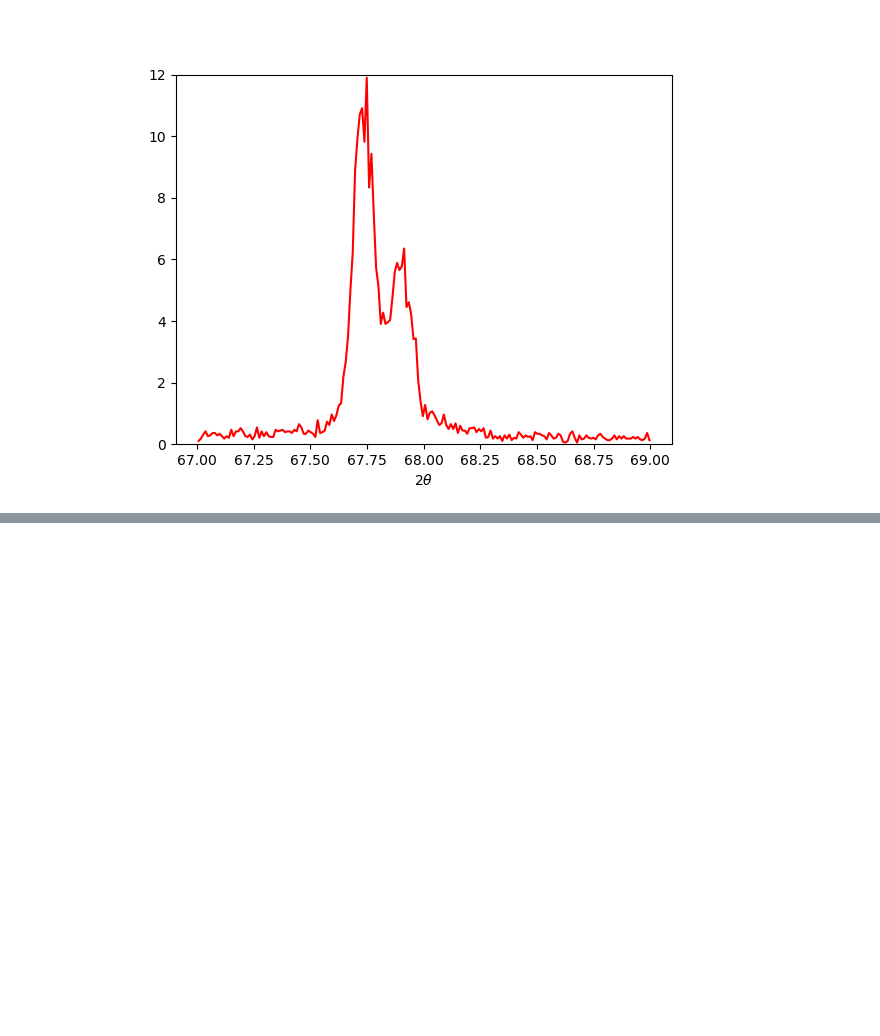
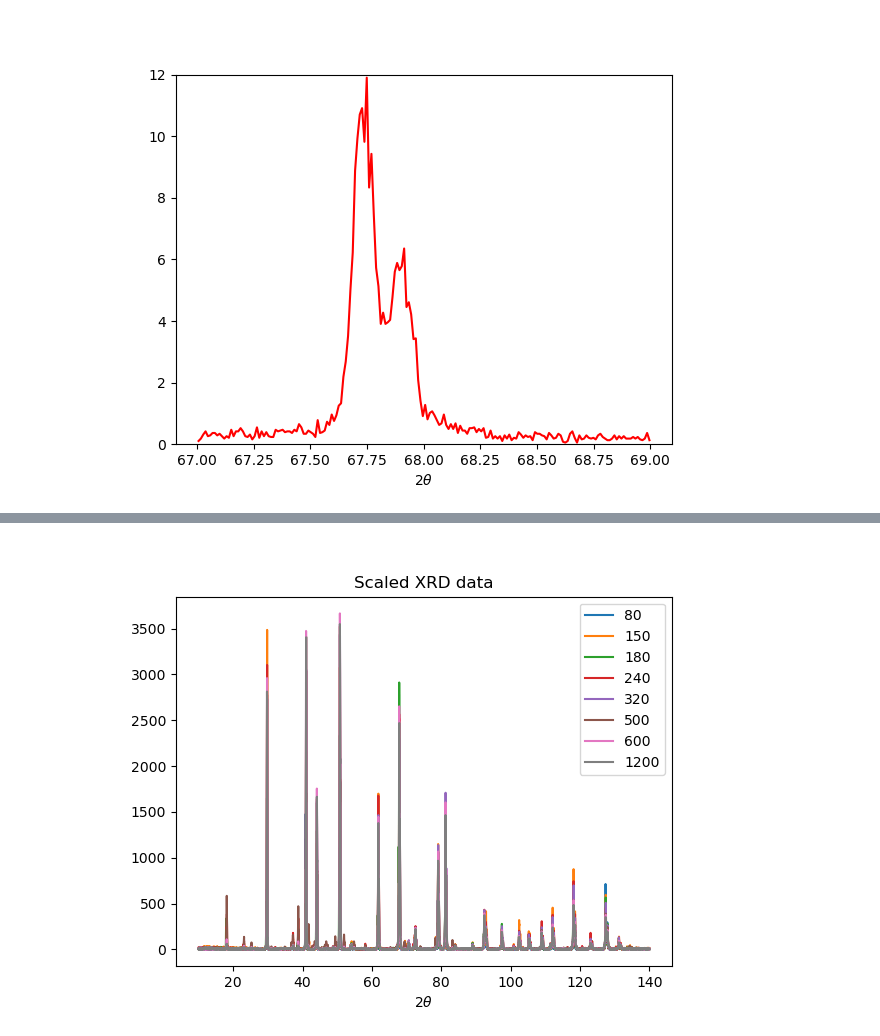
Before and after one commit to ethansprague22/Al2O3_XRD, a Jupyter notebook: analysis.ipynb, the cells around one changed output, grey strips where cells are left out. Drawn from its saved outputs; the diff is of its cells as text; code cells hidden in the pictures; blank space fills up the shorter version.

```diff
--- a/analysis.ipynb
+++ b/analysis.ipynb
@@ -100,0 +292,18 @@ plt.show()
+# %%
+''' Plotting scaled data'''
+
+fig,ax = plt.subplots()
+ax.plot(mesh_80.ang, mesh_80.I_scaled, label='80')
+ax.plot(mesh_150.ang, mesh_150.I_scaled, label='150')
+ax.plot(mesh_180.ang, mesh_180.I_scaled, label='180')
+ax.plot(mesh_240.ang, mesh_240.I_scaled, label='240')
+ax.plot(mesh_320.ang, mesh_320.I_scaled, label='320')
+ax.plot(mesh_500.ang, mesh_500.I_scaled, label='500')
+ax.plot(mesh_600.ang, mesh_600.I_scaled, label='600')
+ax.plot(mesh_1200.ang, mesh_1200.I_scaled, label='1200')
+ax.set_xlabel(r"$2\theta$")
+ax.legend()
+ax.set_title('Scaled XRD data')
+plt.show()
+# %% [output]
+[figure, added]
```
Also changed, not shown: parts of 8 cells of this notebook, 5 other files.
